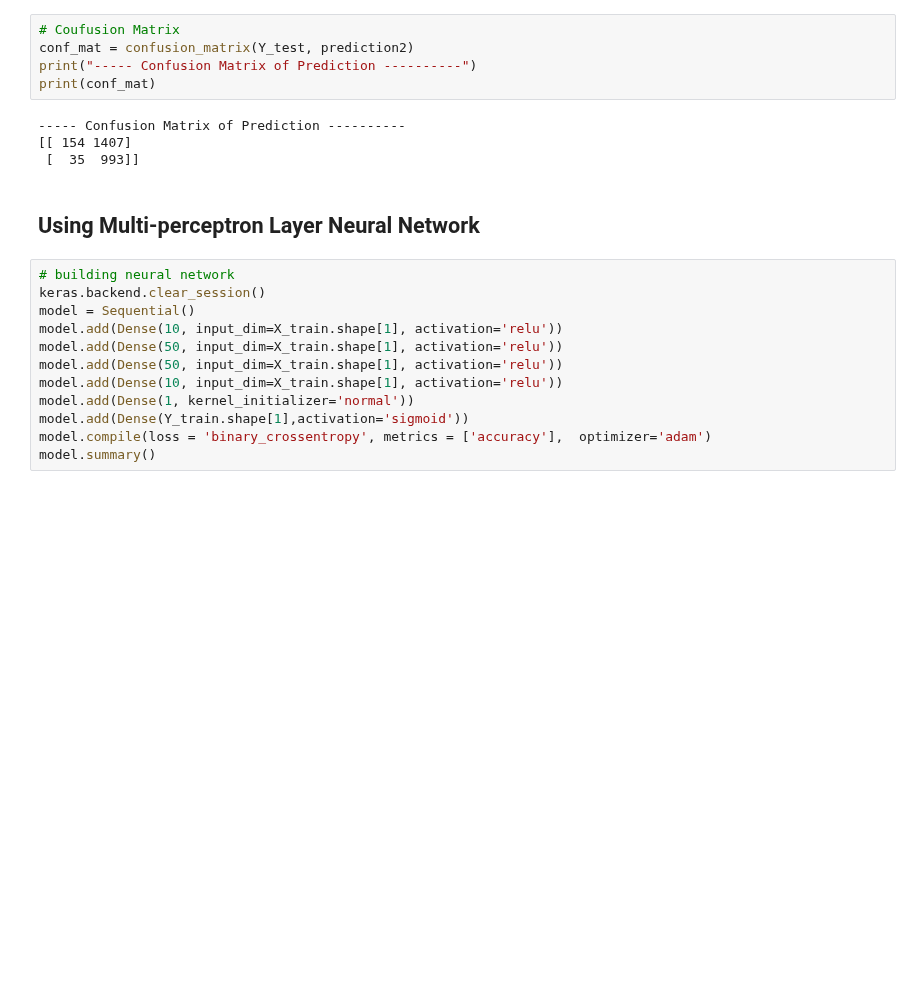
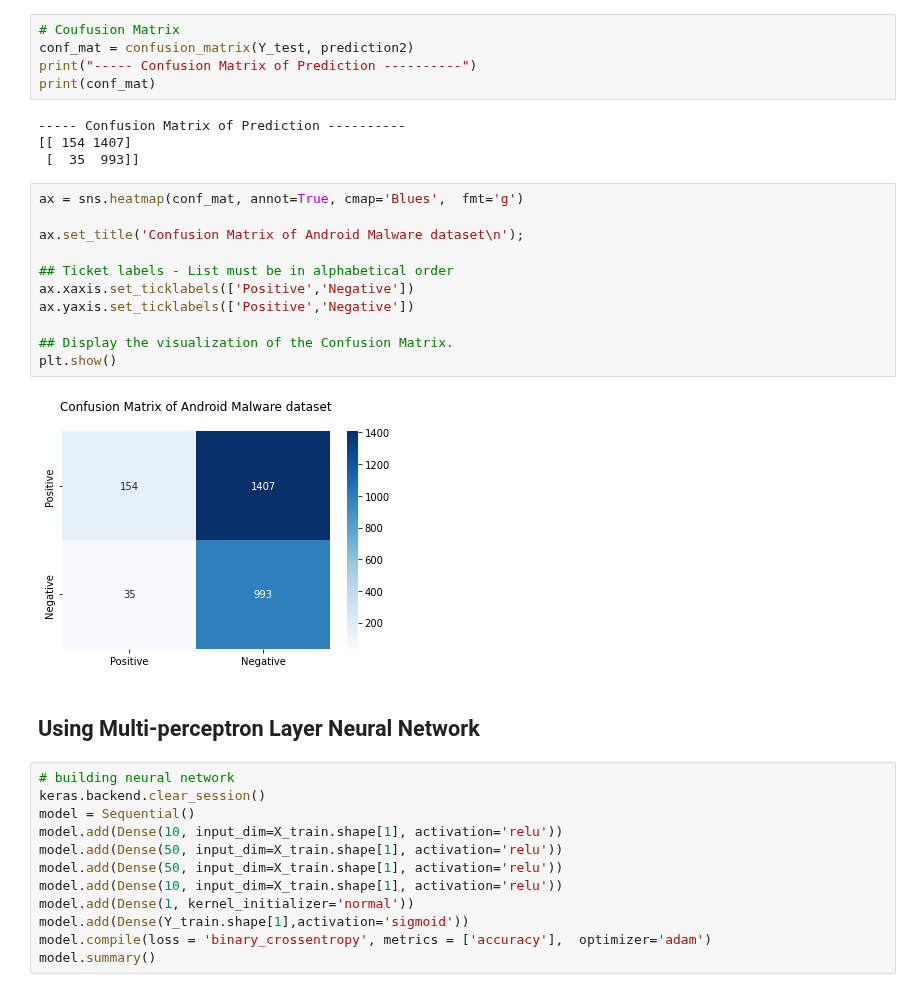
Before and after one commit to ClockWize171/network-traffic-analysis-tensorflow, a Jupyter notebook: android_malware_analysis.ipynb, the cells around one changed output. Drawn from its saved outputs; the diff is of its cells as text; blank space fills up the shorter version.

```diff
--- a/android_malware_analysis.ipynb
+++ b/android_malware_analysis.ipynb
@@ -314,6 +314,19 @@ print(conf_mat)
 ----- Confusion Matrix of Prediction ----------
 [[ 154 1407]
  [  35  993]]
+# %%
+ax = sns.heatmap(conf_mat, annot=True, cmap='Blues',  fmt='g')
+
+ax.set_title('Confusion Matrix of Android Malware dataset\n');
+
+## Ticket labels - List must be in alphabetical order
+ax.xaxis.set_ticklabels(['Positive','Negative'])
+ax.yaxis.set_ticklabels(['Positive','Negative'])
+
+## Display the visualization of the Confusion Matrix.
+plt.show()
+# %% [output]
+[figure, added]
 # %% [markdown]
 ## Using Multi-perceptron Layer Neural Network
 # %%
```
Also changed, not shown: parts of 6 cells of this notebook, 2 other files.
